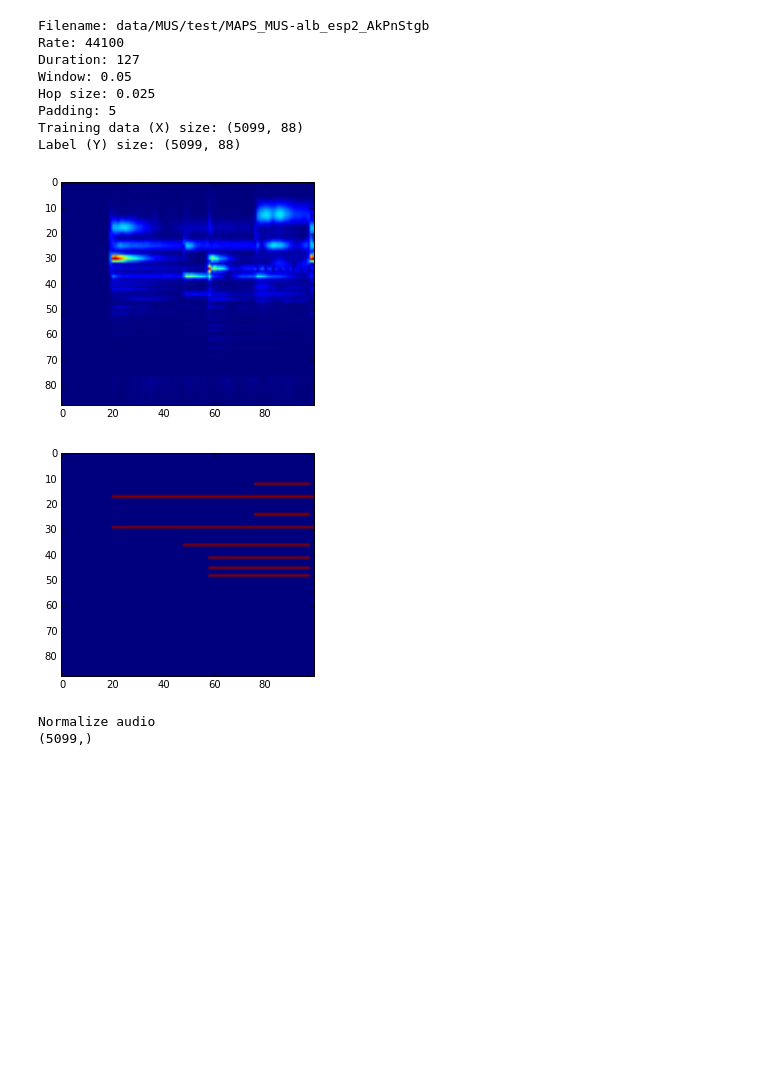
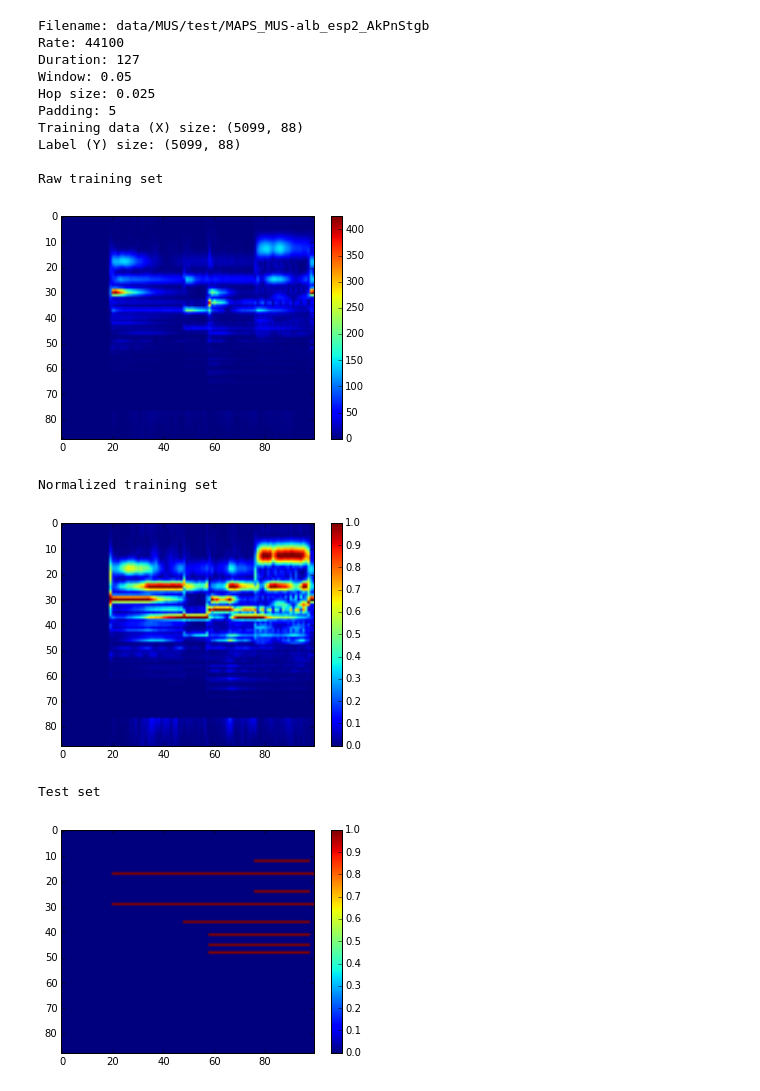
Before and after one commit to jbarrow/capstone, a Jupyter notebook: notebooks/Training_Notebook.ipynb, the cells around one changed output. Cells and saved outputs as stored; diff of their text form; code cells hidden in the pictures; blank space fills up the shorter version.

Commit message:
training

```diff
--- a/notebooks/Training_Notebook.ipynb
+++ b/notebooks/Training_Notebook.ipynb
@@ -25,0 +26,10 @@ audio = load('../data/MUS/test/MAPS_MUS-alb_esp2_AkPnStgb.pkl')
+# %%
+print "Normalize audio"
+patterns = audio.X.shape[0]
+dimensions = audio.X.shape[1]
+max_values = np.max(audio.X, axis=1)
+max_values = np.tile(max_values, (dimensions, 1)).T
+X = audio.X / max_values
+X = np.nan_to_num(X)
+Y = audio.Y
+print X
@@ -26,36 +48,44 @@ audio = load('../data/MUS/test/MAPS_MUS-alb_esp2_AkPnStgb.pkl')
 # %%
 print "Filename: %s" % audio.file_base
 print "Rate: %s" % str(audio.rate)
 print "Duration: %s" % str(audio.duration)
 print "Window: %s" % str(audio.window_size)
 print "Hop size: %s" % str(audio.hop_size)
 print "Padding: %s" % str(audio.pad)
 # print "Notes: %s" % str(audio.notes)
 print "Training data (X) size: %s" % str(audio.X.shape)
 print "Label (Y) size: %s" % str(audio.Y.shape)
-plt.figure(1)
+print "\nRaw training set"
+plt.figure()
 plt.imshow(audio.X[:100].T)
-plt.figure(2)
+plt.colorbar()
+plt.show()
+print "Normalized training set"
+plt.figure()
+plt.imshow(X[:100].T)
+plt.colorbar()
+plt.show()
+print "Test set"
+plt.figure()
 plt.imshow(audio.Y[:100].T)
+plt.colorbar()
 plt.show()
 # %% [output]
 Filename: data/MUS/test/MAPS_MUS-alb_esp2_AkPnStgb
 Rate: 44100
 Duration: 127
 Window: 0.05
 Hop size: 0.025
 Padding: 5
 Training data (X) size: (5099, 88)
 Label (Y) size: (5099, 88)
+
+Raw training set
-[figure, old version]
+[figure, new version]
+Normalized training set
-[figure, old version]
+[figure, new version]
+Test set
+[figure, added]
-# %%
-print "Normalize audio"
-print np.max(audio.X, axis=1).shape
-print
-# %% [output]
-Normalize audio
-(5099,)
 # %%
 class RNNNumpy:
 
```
Also changed, not shown: parts of 10 cells of this notebook.
